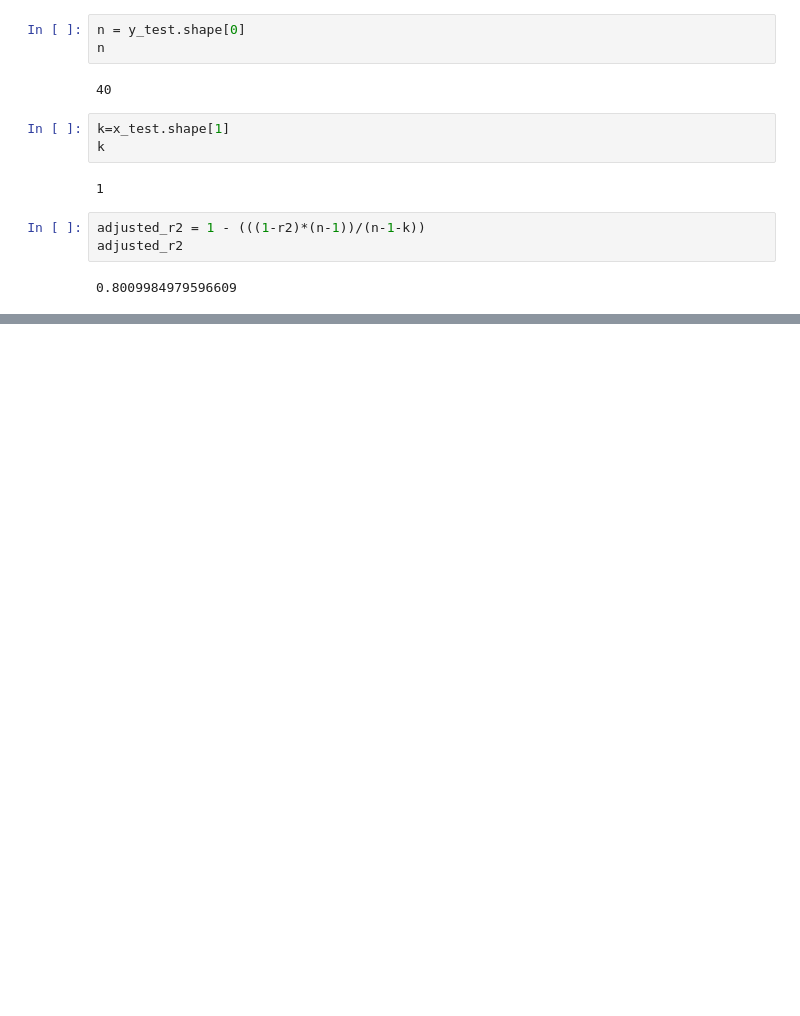
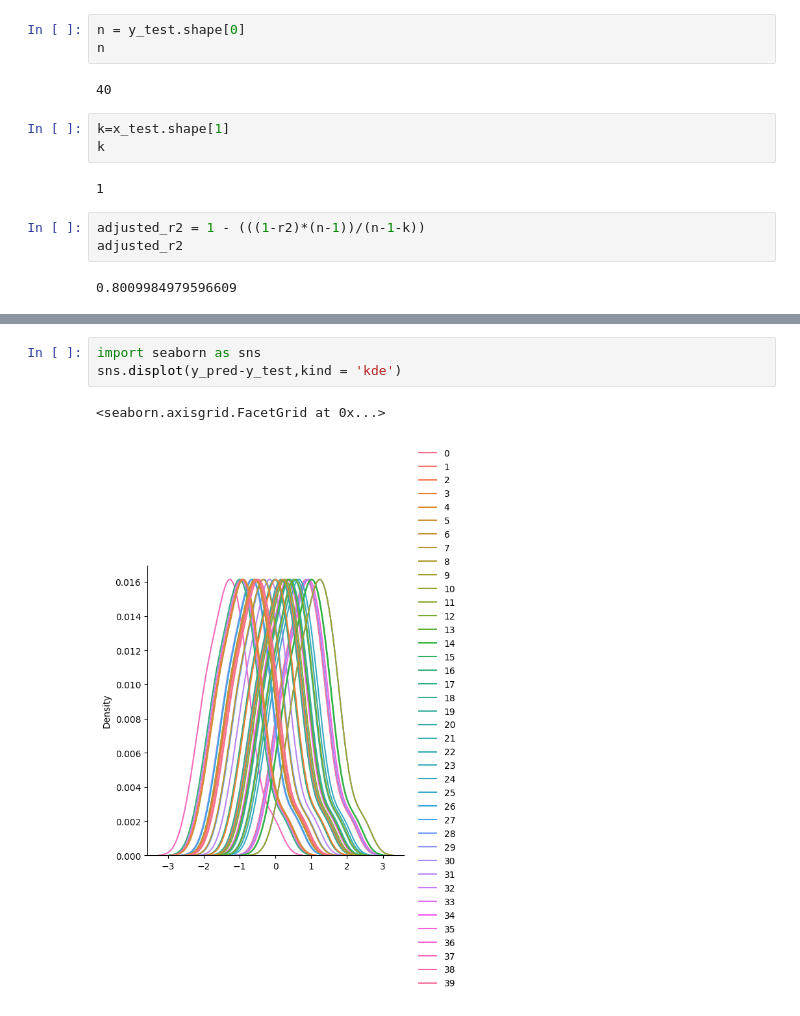
Before and after one commit to rishi0282/Data-Science, a Jupyter notebook: LINEAR_REGRESSION/Simple_LR_scratch.ipynb, the cells around one changed output, grey strips where cells are left out. Drawn from its saved outputs; the diff is of its cells as text; blank space fills up the shorter version.

```diff
--- a/LINEAR_REGRESSION/Simple_LR_scratch.ipynb
+++ b/LINEAR_REGRESSION/Simple_LR_scratch.ipynb
@@ -202,0 +207,6 @@ adjusted_r2
+# %%
+import seaborn as sns
+sns.displot(y_pred-y_test,kind = 'kde')
+# %% [output]
+<seaborn.axisgrid.FacetGrid at 0x...>
+[figure, added]
```
Also changed, not shown: parts of 8 cells of this notebook, 4 other files.
